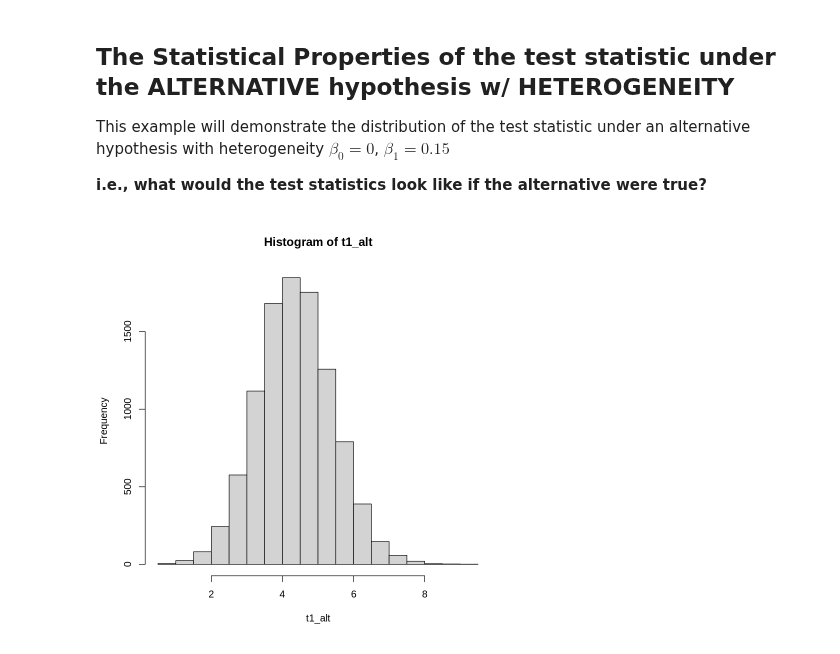
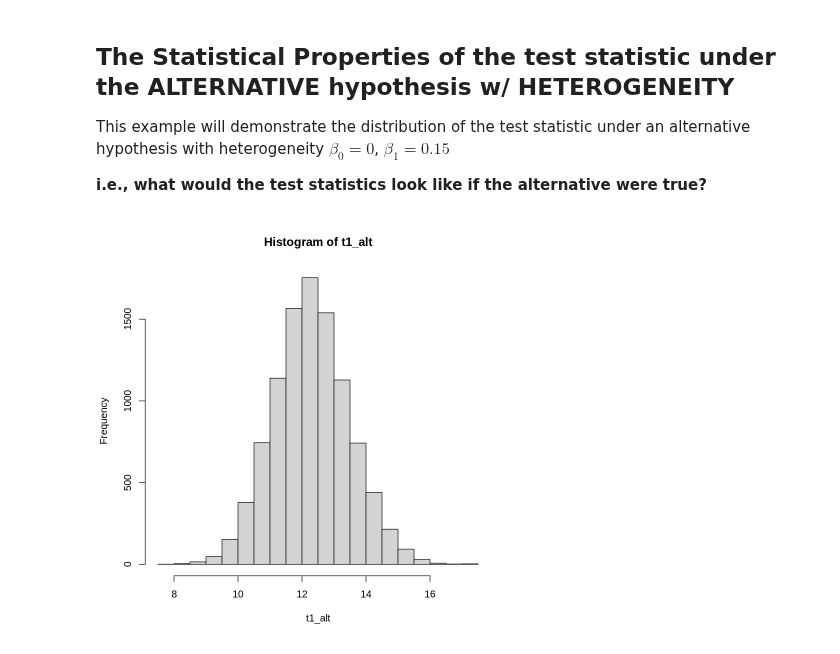
Before and after one commit to ummd/ummd.github.io, a Jupyter notebook: Teaching/RSM3053/Lecture3/Lecture3cc.ipynb, the cells around one changed output. Saved outputs shown, nothing was run; the diff lists cells and outputs as text; code cells hidden in the pictures.

```diff
--- a/Teaching/RSM3053/Lecture3/Lecture3cc.ipynb
+++ b/Teaching/RSM3053/Lecture3/Lecture3cc.ipynb
@@ -15,26 +15,26 @@ This example will demonstrate the distribution of the test statistic under an al
 # %%
 set.seed(1)
 S <- 10000 #number of samples
-n <- 100 #number of observations per sample
+n <- 200 #number of observations per sample
 
 b0 <- 0
 b1 <- .015 #the alternative is true, b1 is not 0
 
 e <- replicate(S,rnorm(n)) #draw S samples
 
 x <- 1:n
 
 y <- b0 + b1*x + e
 
 
 for (s in 1:S){
     lm.fit=lm(y[,s]~x) # estimate the linear model on the sample s.
     b1_alt[s] <- summary(lm.fit)$coefficients[2,1] #store estimate for beta_1
     t1_alt[s] <- summary(lm.fit)$coefficients[2,3]   #store the tstat for beta_1
 }
 hist(t1_alt)
 # %% [output]
-[figure, old version]
+[figure, new version]
 # %%
 set.seed(1)
 S <- 10000 #number of samples
```
Also changed, not shown: parts of 8 cells of this notebook.
